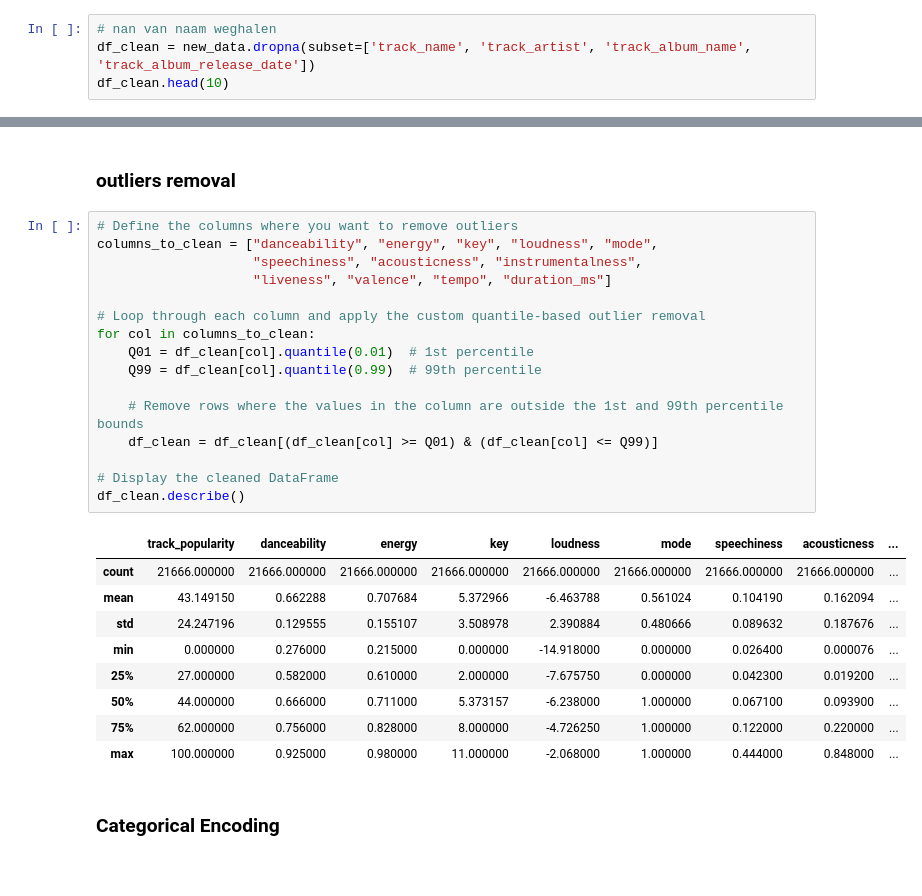
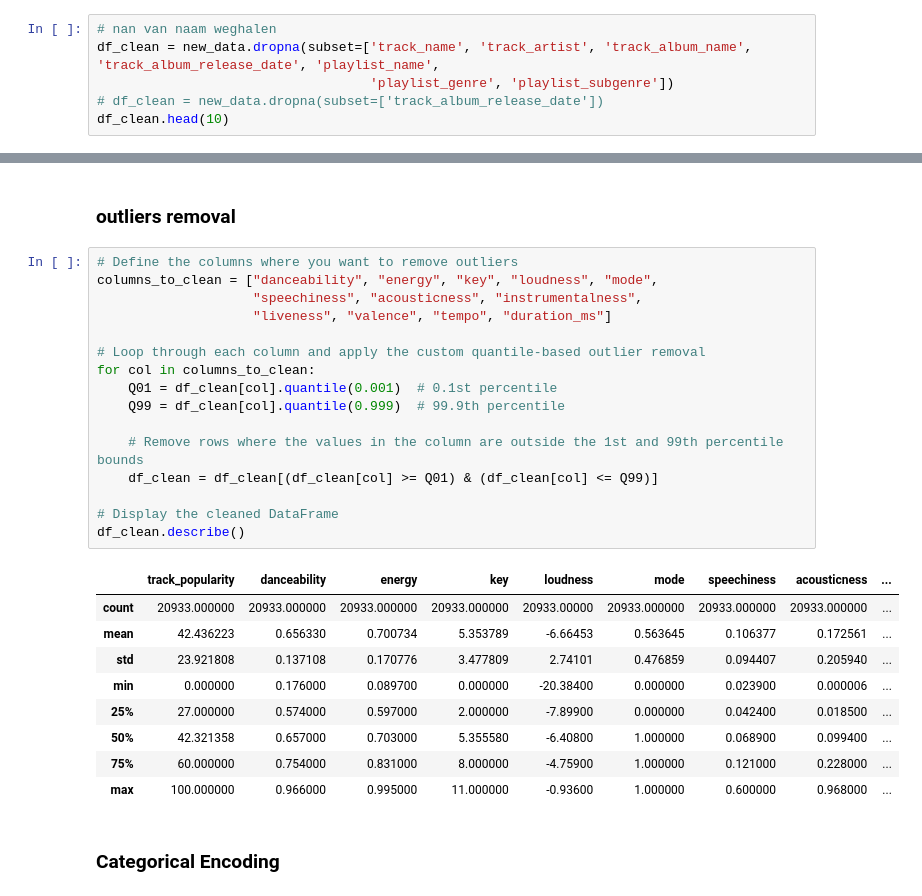
Before and after one commit to IlianCoding/SpotifyAIModel, a Jupyter notebook: featureEngineering.ipynb, the cells around one changed output, grey strips where cells are left out. Cells and saved outputs as stored; diff of their text form.

```diff
--- a/featureEngineering.ipynb
+++ b/featureEngineering.ipynb
@@ -24,7 +24,9 @@ new_data.describe()
 ## Transforming the data
 # %%
 # nan van naam weghalen
-df_clean = new_data.dropna(subset=['track_name', 'track_artist', 'track_album_name', 'track_album_release_date'])
+df_clean = new_data.dropna(subset=['track_name', 'track_artist', 'track_album_name', 'track_album_release_date', 'playlist_name',
+                                   'playlist_genre', 'playlist_subgenre'])
+# df_clean = new_data.dropna(subset=['track_album_release_date'])
 df_clean.head(10)
 # %% [output]
 |  | track_name | track_artist | track_popularity | track_album_name | track_album_release_date | playlist_name | ... |
@@ -73,29 +95,29 @@ df_clean.describe()
 # %%
 # Define the columns where you want to remove outliers
 columns_to_clean = ["danceability", "energy", "key", "loudness", "mode",
                     "speechiness", "acousticness", "instrumentalness",
                     "liveness", "valence", "tempo", "duration_ms"]
 
 # Loop through each column and apply the custom quantile-based outlier removal
 for col in columns_to_clean:
-    Q01 = df_clean[col].quantile(0.01)  # 1st percentile
-    Q99 = df_clean[col].quantile(0.99)  # 99th percentile
+    Q01 = df_clean[col].quantile(0.001)  # 0.1st percentile
+    Q99 = df_clean[col].quantile(0.999)  # 99.9th percentile
 
     # Remove rows where the values in the column are outside the 1st and 99th percentile bounds
     df_clean = df_clean[(df_clean[col] >= Q01) & (df_clean[col] <= Q99)]
 
 # Display the cleaned DataFrame
 df_clean.describe()
 # %% [output]
 |  | track_popularity | danceability | energy | key | loudness | mode | speechiness | acousticness | ... |
-| count | 21666.000000 | 21666.000000 | 21666.000000 | 21666.000000 | 21666.000000 | 21666.000000 | 21666.000000 | 21666.000000 | ... |
-| mean | 43.149150 | 0.662288 | 0.707684 | 5.372966 | -6.463788 | 0.561024 | 0.104190 | 0.162094 | ... |
-| std | 24.247196 | 0.129555 | 0.155107 | 3.508978 | 2.390884 | 0.480666 | 0.089632 | 0.187676 | ... |
-| min | 0.000000 | 0.276000 | 0.215000 | 0.000000 | -14.918000 | 0.000000 | 0.026400 | 0.000076 | ... |
-| 25% | 27.000000 | 0.582000 | 0.610000 | 2.000000 | -7.675750 | 0.000000 | 0.042300 | 0.019200 | ... |
-| 50% | 44.000000 | 0.666000 | 0.711000 | 5.373157 | -6.238000 | 1.000000 | 0.067100 | 0.093900 | ... |
-| 75% | 62.000000 | 0.756000 | 0.828000 | 8.000000 | -4.726250 | 1.000000 | 0.122000 | 0.220000 | ... |
-| max | 100.000000 | 0.925000 | 0.980000 | 11.000000 | -2.068000 | 1.000000 | 0.444000 | 0.848000 | ... |
+| count | 20933.000000 | 20933.000000 | 20933.000000 | 20933.000000 | 20933.00000 | 20933.000000 | 20933.000000 | 20933.000000 | ... |
+| mean | 42.436223 | 0.656330 | 0.700734 | 5.353789 | -6.66453 | 0.563645 | 0.106377 | 0.172561 | ... |
+| std | 23.921808 | 0.137108 | 0.170776 | 3.477809 | 2.74101 | 0.476859 | 0.094407 | 0.205940 | ... |
+| min | 0.000000 | 0.176000 | 0.089700 | 0.000000 | -20.38400 | 0.000000 | 0.023900 | 0.000006 | ... |
+| 25% | 27.000000 | 0.574000 | 0.597000 | 2.000000 | -7.89900 | 0.000000 | 0.042400 | 0.018500 | ... |
+| 50% | 42.321358 | 0.657000 | 0.703000 | 5.355580 | -6.40800 | 1.000000 | 0.068900 | 0.099400 | ... |
+| 75% | 60.000000 | 0.754000 | 0.831000 | 8.000000 | -4.75900 | 1.000000 | 0.121000 | 0.228000 | ... |
+| max | 100.000000 | 0.966000 | 0.995000 | 11.000000 | -0.93600 | 1.000000 | 0.600000 | 0.968000 | ... |
 # %% [markdown]
 ### Categorical Encoding
 # %%
```
Also changed, not shown: parts of 7 cells of this notebook, 3 other files.
